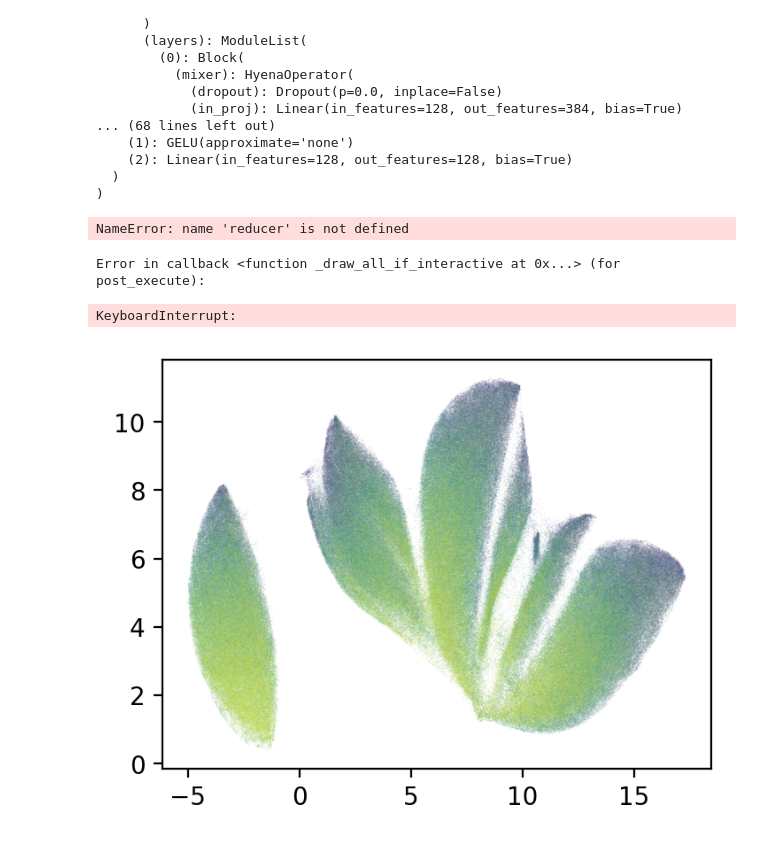
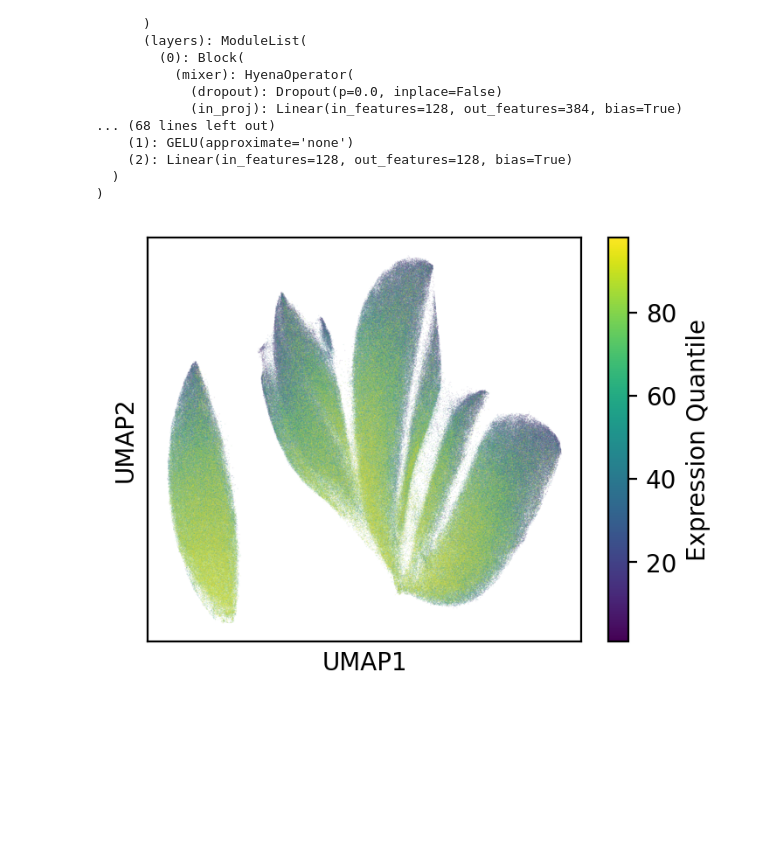
Before and after one commit to njwfish/DistributionEmbeddings, a Jupyter notebook: notebooks/gpra.ipynb, the cells around one changed output. Saved outputs shown, nothing was run; the diff lists cells and outputs as text; code cells hidden in the pictures; blank space fills up the shorter version.

```diff
--- a/notebooks/gpra.ipynb
+++ b/notebooks/gpra.ipynb
@@ -17,7 +17,8 @@ from utils.experiment_utils import get_all_experiments_info, load_best_model
 device = 'cuda'
 configs = get_all_experiments_info('../outputs/', False)
 cfgs = [
-    c for c in configs if 'gpra_dna_exp' in c['name']
-    and 'loss' in c['config']
+    c for c in configs if 'gpra_dna_exp_114a02dfe55efe58ac7a69f224288178' in c['name']
 ]
+# full model gpra_dna_exp_114a02dfe55efe58ac7a69f224288178
+# noset gpra_dna_exp_0b827773609c860dd3a80e41450f523f
 # %%
@@ -62,6 +63,6 @@ def instantiate_and_load_model(config) -> torch.nn.Module:
     generator.model.load_state_dict(checkpoint['generator_state_dict'])
     return encoder, generator
 
-enc, gen = instantiate_and_load_model(cfgs[1])
+enc, gen = instantiate_and_load_model(cfgs[0])
 # %%
-dataset = hydra.utils.instantiate(cfgs[1]['config'].dataset)
+dataset = hydra.utils.instantiate(cfgs[0]['config'].dataset)
@@ -164,13 +171,13 @@ from matplotlib import pyplot as plt
 # Create UMAP embedding
 import umap
 # load gpra embedding
-embedding = np.load('../numerical_results/gpra_embedding.npy')
+# embedding = np.load('../numerical_results/gpra_embedding.npy')
 # reducer = umap.UMAP()
 # can we fit on a subset and then use the same embedding for all?
 # random 100k
 # idx = np.random.permutation(len(all_lats))[:100_000]
 # embedding = reducer.fit_transform(all_lats) #[idx])
-# embedding = reducer.transform(all_lats) # [idx])
+embedding = reducer.transform(all_lats) # [idx])
 # save embedding to numerical results
 # np.save('../numerical_results/gpra_embedding.npy', embedding)
 
@@ -184,53 +191,31 @@ cmap = plt.get_cmap("viridis")
 fig, ax = plt.subplots(figsize=(4, 3), dpi=200)
 
 # scatter with explicit ax
 sns.scatterplot(
     x=embedding[:, 0],
     y=embedding[:, 1],
     hue=labels,
     palette=cmap,
     hue_norm=norm,
     s=.2,
     alpha=0.1,
     legend=False,
     ax=ax
 )
 
-# Add set latents to the plot
-set_lats = np.vstack([lats[k].mean(axis=0, keepdims=True) for k in sorted(lats.keys())])
-set_embedding = reducer.transform(set_lats)
-
-# Plot set latents with no alpha
-sns.scatterplot(
-    x=set_embedding[:, 0],
-    y=set_embedding[:, 1],
-    hue=sorted(lats.keys()),
-    palette=cmap,
-    hue_norm=norm,
-    s=100,
-    alpha=1.0,
-    legend=False,
-    ax=ax,
-    marker='*'
-)
-
-
 ax.set_xticks([])
 ax.set_yticks([])
 ax.set_xlabel('UMAP1')
 ax.set_ylabel('UMAP2')
 
 # make the ScalarMappable manually
 sm = ScalarMappable(cmap=cmap, norm=norm)
 sm.set_array([])
 
 # pass ax to colorbar so it knows where to go :)
 cbar = plt.colorbar(sm, ax=ax)
 cbar.set_label("Expression Quantile")
 
 plt.show()
 # %% [output]
-NameError: name 'reducer' is not defined
-Error in callback <function _draw_all_if_interactive at 0x...> (for post_execute):
-KeyboardInterrupt:
-[figure, old version]
+[figure, new version]
```
Also changed, not shown: parts of 18 cells of this notebook, 9 other files.
